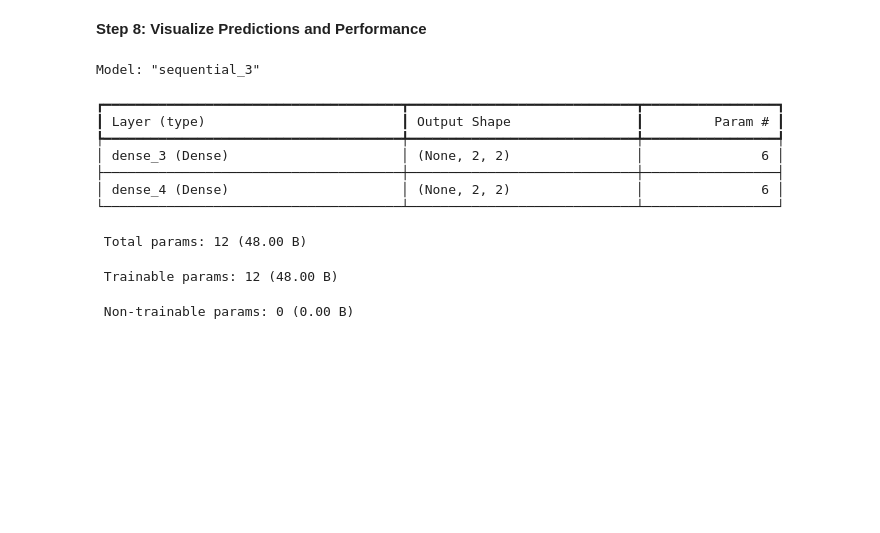
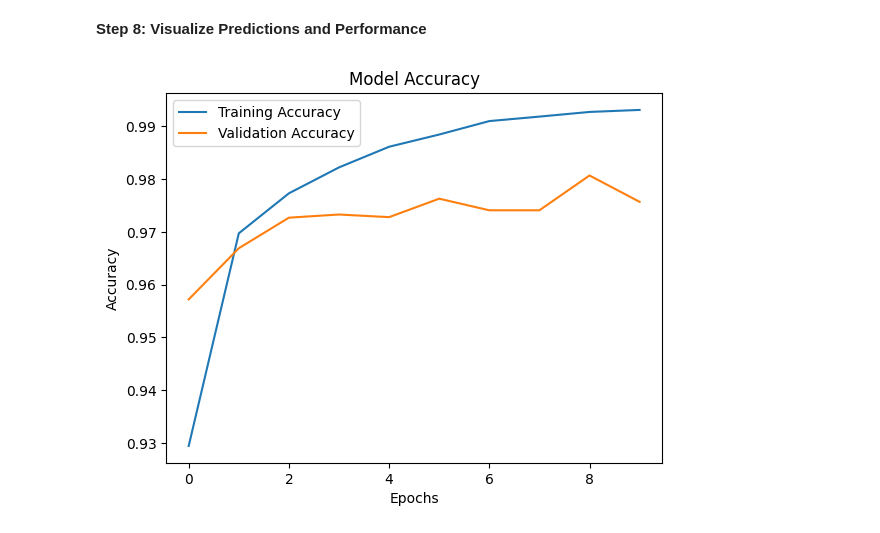
Before and after one commit to dntwaritag/Tensorflow-Participation-Assignment, a Jupyter notebook: Tensorflow_Participation_Assignment.ipynb, the cells around one changed output. Drawn from its saved outputs; the diff is of its cells as text; code cells hidden in the pictures; blank space fills up the shorter version.

```diff
--- a/Tensorflow_Participation_Assignment.ipynb
+++ b/Tensorflow_Participation_Assignment.ipynb
@@ -165,14 +157,11 @@ model.load()
-# %%
-model.summary()
-# %% [output]
-Model: "sequential_3"
-┏━━━━━━━━━━━━━━━━━━━━━━━━━━━━━━━━━━━━━━┳━━━━━━━━━━━━━━━━━━━━━━━━━━━━━┳━━━━━━━━━━━━━━━━━┓
-┃ Layer (type)                         ┃ Output Shape                ┃         Param # ┃
-┡━━━━━━━━━━━━━━━━━━━━━━━━━━━━━━━━━━━━━━╇━━━━━━━━━━━━━━━━━━━━━━━━━━━━━╇━━━━━━━━━━━━━━━━━┩
-│ dense_3 (Dense)                      │ (None, 2, 2)                │               6 │
-├──────────────────────────────────────┼─────────────────────────────┼─────────────────┤
-│ dense_4 (Dense)                      │ (None, 2, 2)                │               6 │
-└──────────────────────────────────────┴─────────────────────────────┴─────────────────┘
- Total params: 12 (48.00 B)
- Trainable params: 12 (48.00 B)
- Non-trainable params: 0 (0.00 B)
+# %%
+# Plot training and validation accuracy
+plt.plot(history.history['accuracy'], label='Training Accuracy')
+plt.plot(history.history['val_accuracy'], label='Validation Accuracy')
+plt.title('Model Accuracy')
+plt.xlabel('Epochs')
+plt.ylabel('Accuracy')
+plt.legend()
+plt.show()
+# %% [output]
+[figure, added]
```
Also changed, not shown: parts of 15 cells of this notebook.
